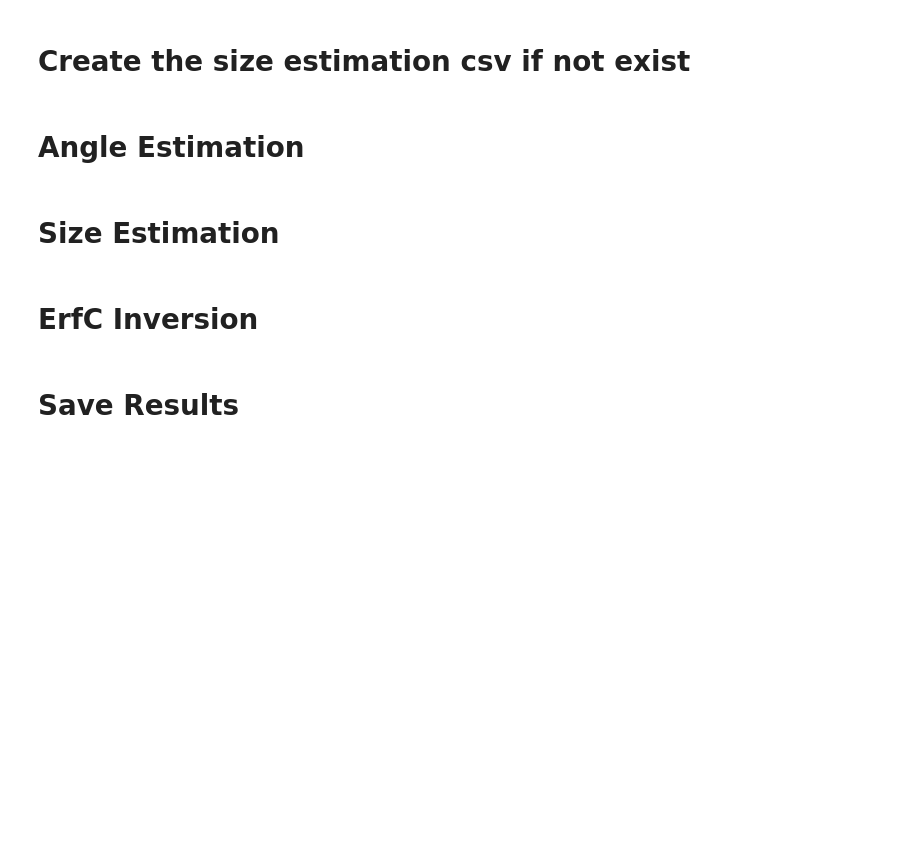
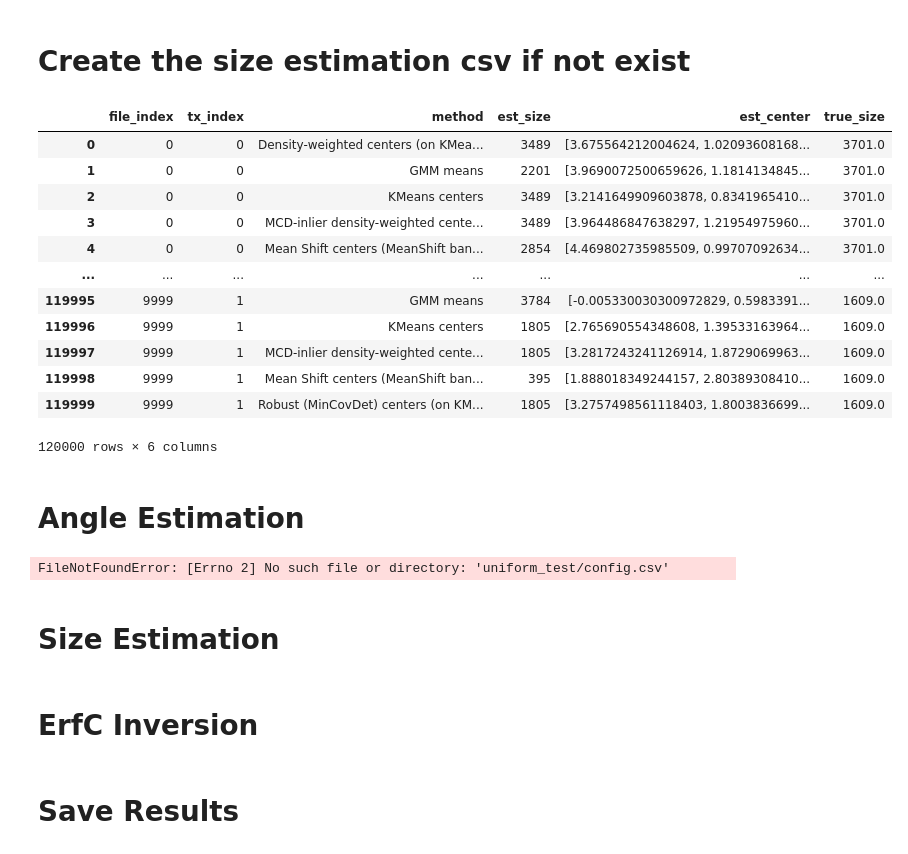
Before and after one commit to sonwezali/letter-repo-draft, a Jupyter notebook: model_2tx.ipynb, the cells around one changed output. Cells and saved outputs as stored; diff of their text form; code cells hidden in the pictures; blank space fills up the shorter version.

```diff
--- a/model_2tx.ipynb
+++ b/model_2tx.ipynb
@@ -93,34 +93,48 @@ def convert_wide_to_long(in_csv: str, out_csv: str):
 
     # --- remove duplicates where file_index, tx_index, method are the same ---
     before = len(out)
     out = out.drop_duplicates(subset=["file_index","tx_index","method"], keep="first")
     after = len(out)
     if after < before:
         print(f"[info] dropped {before-after} duplicate rows with same (file_index, tx_index, method)")
 
     # --- fill NaN true_size from KMeans centers per (file_index, tx_index) ---
     # Make sure true_size is numeric so NaNs are recognized
     out["true_size"] = pd.to_numeric(out["true_size"], errors="coerce")
 
     # Lookup table: KMeans centers -> true_size_km
     km = (
         out[out["method"] == "KMeans centers"]
         .loc[:, ["file_index", "tx_index", "true_size"]]
         .rename(columns={"true_size": "true_size_km"})
     )
 
     # Merge and fill
     out = out.merge(km, on=["file_index", "tx_index"], how="left")
     # Only fill where current true_size is NaN; leave KMeans row itself unchanged even if NaN
     mask_needs_fill = out["true_size"].isna() & out["true_size_km"].notna()
     out.loc[mask_needs_fill, "true_size"] = out.loc[mask_needs_fill, "true_size_km"]
     out = out.drop(columns=["true_size_km"])
 
     out.sort_values(by=["file_index","tx_index","method"], inplace=True, ignore_index=True)
     out.to_csv(out_csv, index=False)
     return out
 
-convert_wide_to_long("./uniform_test/angle_results/all_results_enhanced.csv", "size_estimation_2Tx.csv")
+convert_wide_to_long("./dataset/angle_results/all_results_enhanced.csv", "size_estimation_2Tx.csv")
+# %% [output]
+|  | file_index | tx_index | method | est_size | est_center | true_size |
+| 0 | 0 | 0 | Density-weighted centers (on KMea... | 3489 | [3.675564212004624, 1.02093608168... | 3701.0 |
+| 1 | 0 | 0 | GMM means | 2201 | [3.9690072500659626, 1.1814134845... | 3701.0 |
+| 2 | 0 | 0 | KMeans centers | 3489 | [3.2141649909603878, 0.8341965410... | 3701.0 |
+| 3 | 0 | 0 | MCD-inlier density-weighted cente... | 3489 | [3.964486847638297, 1.21954975960... | 3701.0 |
+| 4 | 0 | 0 | Mean Shift centers (MeanShift ban... | 2854 | [4.469802735985509, 0.99707092634... | 3701.0 |
+| ... | ... | ... | ... | ... | ... | ... |
+| 119995 | 9999 | 1 | GMM means | 3784 | [-0.005330030300972829, 0.5983391... | 1609.0 |
+| 119996 | 9999 | 1 | KMeans centers | 1805 | [2.765690554348608, 1.39533163964... | 1609.0 |
+| 119997 | 9999 | 1 | MCD-inlier density-weighted cente... | 1805 | [3.2817243241126914, 1.8729069963... | 1609.0 |
+| 119998 | 9999 | 1 | Mean Shift centers (MeanShift ban... | 395 | [1.888018349244157, 2.80389308410... | 1609.0 |
+| 119999 | 9999 | 1 | Robust (MinCovDet) centers (on KM... | 1805 | [3.2757498561118403, 1.8003836699... | 1609.0 |
+120000 rows × 6 columns
 # %% [markdown]
 # Angle Estimation
 # %%
@@ -173,7 +187,7 @@ df["est_size"]   = df["est_size"].astype(float)
 df["tx_index"]   = df["tx_index"].astype(int)
 
 # Load config truth
-cfg = pd.read_csv("uniform_test/config.csv")
+cfg = pd.read_csv("dataset/config.csv")
 if "file_index" not in cfg.columns:
     cfg = cfg.reset_index().rename(columns={"index":"file_index"})
 
@@ -408,6 +422,8 @@ print("\n=== Angle Error Results (degrees) ===")
 for k in range(K):
     print(f"TX{k} — RAW mean: {errs_raw[k].mean():.3f}, ANN mean: {errs_ann[k].mean():.3f}")
 print(f"Overall RAW: {np.hstack(errs_raw).mean():.3f}, ANN: {np.hstack(errs_ann).mean():.3f}")
+# %% [output]
+FileNotFoundError: [Errno 2] No such file or directory: 'uniform_test/config.csv'
 # %% [markdown]
 # Size Estimation
 # %%
```
Also changed, not shown: parts of 2 cells of this notebook, 1 other file.
